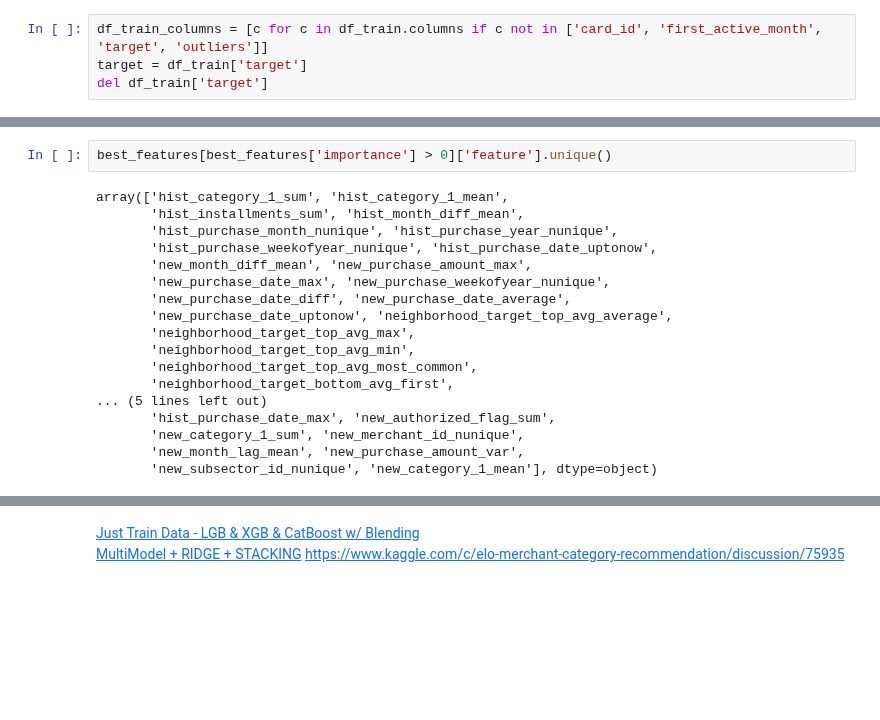
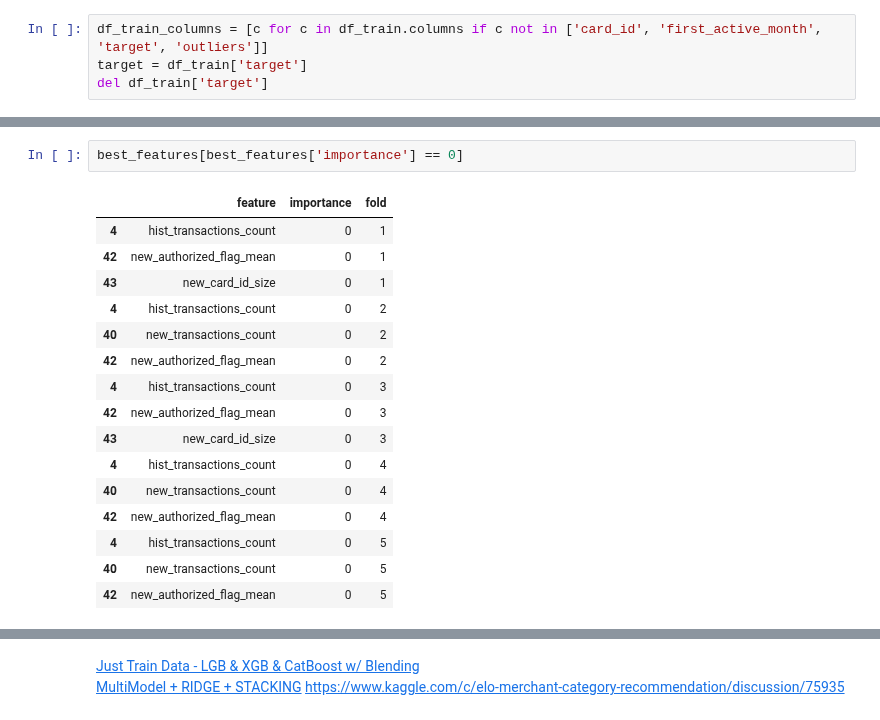
Before and after one commit to Zol-S/kaggle, a Jupyter notebook: Elo Merchant Category Recommendation/3.12_LynxKite_feature_boosting_and_LightGBM_with_StratifiedKFold.ipynb, the cells around one changed output, grey strips where cells are left out. Saved outputs shown, nothing was run; the diff lists cells and outputs as text; blank space fills up the shorter version.

```diff
--- a/Elo Merchant Category Recommendation/3.12_LynxKite_feature_boosting_and_LightGBM_with_StratifiedKFold.ipynb
+++ b/Elo Merchant Category Recommendation/3.12_LynxKite_feature_boosting_and_LightGBM_with_StratifiedKFold.ipynb
@@ -435,20 +426,19 @@ plt.savefig('lgbm_importances.png')
 # %%
-best_features[best_features['importance'] > 0]['feature'].unique()
+best_features[best_features['importance'] == 0]
 # %% [output]
-array(['hist_category_1_sum', 'hist_category_1_mean',
-       'hist_installments_sum', 'hist_month_diff_mean',
-       'hist_purchase_month_nunique', 'hist_purchase_year_nunique',
-       'hist_purchase_weekofyear_nunique', 'hist_purchase_date_uptonow',
-       'new_month_diff_mean', 'new_purchase_amount_max',
-       'new_purchase_date_max', 'new_purchase_weekofyear_nunique',
-       'new_purchase_date_diff', 'new_purchase_date_average',
-       'new_purchase_date_uptonow', 'neighborhood_target_top_avg_average',
-       'neighborhood_target_top_avg_max',
-       'neighborhood_target_top_avg_min',
-       'neighborhood_target_top_avg_most_common',
-       'neighborhood_target_bottom_avg_first',
-... (5 lines left out)
-       'hist_purchase_date_max', 'new_authorized_flag_sum',
-       'new_category_1_sum', 'new_merchant_id_nunique',
-       'new_month_lag_mean', 'new_purchase_amount_var',
-       'new_subsector_id_nunique', 'new_category_1_mean'], dtype=object)
+|  | feature | importance | fold |
+| 4 | hist_transactions_count | 0 | 1 |
+| 42 | new_authorized_flag_mean | 0 | 1 |
+| 43 | new_card_id_size | 0 | 1 |
+| 4 | hist_transactions_count | 0 | 2 |
+| 40 | new_transactions_count | 0 | 2 |
+| 42 | new_authorized_flag_mean | 0 | 2 |
+| 4 | hist_transactions_count | 0 | 3 |
+| 42 | new_authorized_flag_mean | 0 | 3 |
+| 43 | new_card_id_size | 0 | 3 |
+| 4 | hist_transactions_count | 0 | 4 |
+| 40 | new_transactions_count | 0 | 4 |
+| 42 | new_authorized_flag_mean | 0 | 4 |
+| 4 | hist_transactions_count | 0 | 5 |
+| 40 | new_transactions_count | 0 | 5 |
+| 42 | new_authorized_flag_mean | 0 | 5 |
```
Also changed, not shown: parts of 22 cells of this notebook, 1 other file.
